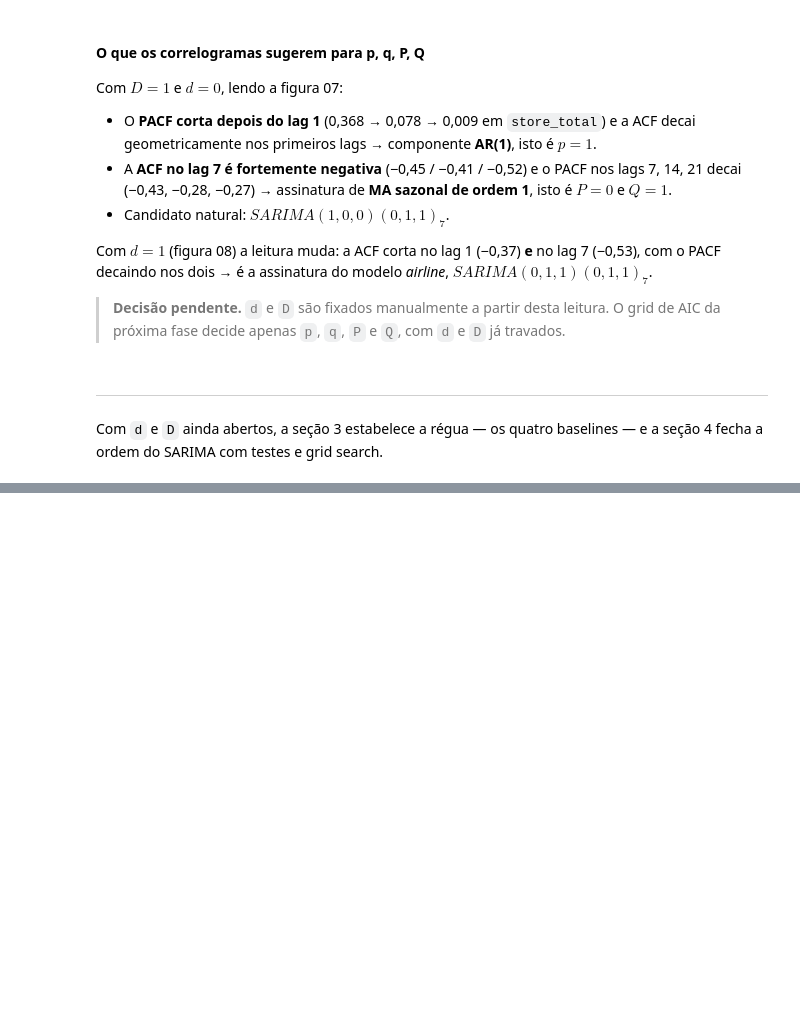
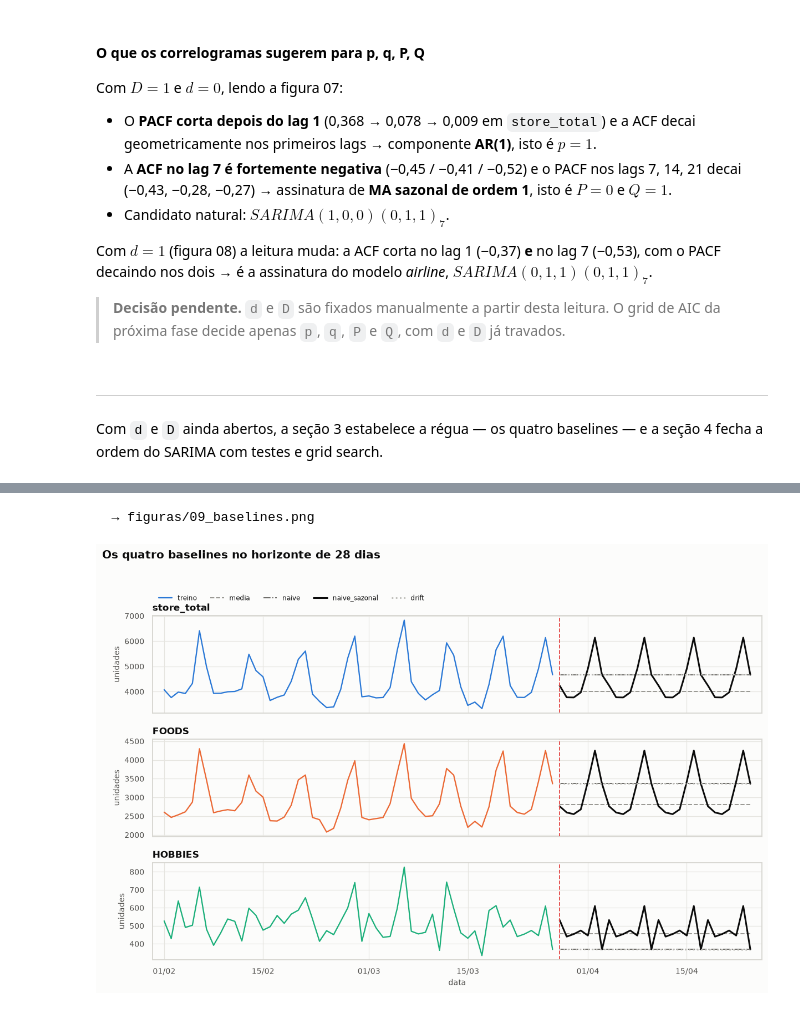
Before and after one commit to Os-Estudiosos/time-series-2026-2, a Jupyter notebook: main.ipynb, the cells around one changed output, grey strips where cells are left out. Drawn from its saved outputs; the diff is of its cells as text; code cells hidden in the pictures; blank space fills up the shorter version.

```diff
--- a/main.ipynb
+++ b/main.ipynb
@@ -826,0 +911,25 @@ e a seção 4 fecha a ordem do SARIMA com testes e grid search.
+# %%
+ESTILO = {"media": ("--", 1.3), "naive": ("-.", 1.3), "naive_sazonal": ("-", 2.0), "drift": (":", 1.8)}
+CINZAS = {"media": "#9b9a95", "naive": "#6f6e6a", "naive_sazonal": TINTA, "drift": "#bcbbb6"}
+
+fig, axes = painel(3, altura=2.4)
+for ax, s in zip(axes, SERIES):
+    cauda = train.loc[TREINO_FIM - pd.Timedelta(days=55) :, s]
+    ax.plot(cauda.index, cauda, color=CORES[s], lw=1.5, label="treino")
+    for modelo, yhat in PREV_BASE[s].items():
+        ls, lw = ESTILO[modelo]
+        ax.plot(val.index, yhat, ls=ls, lw=lw, color=CINZAS[modelo], label=modelo)
+    ax.axvline(VAL_START, color=DESTAQUE, lw=1.2, ls="--")
+    ax.set_title(s)
+    ax.set_ylabel("unidades")
+    ax.margins(x=0.02)
+axes[0].legend(ncol=5, loc="lower left", fontsize=8, bbox_to_anchor=(0, 1.08))
+axes[-1].xaxis.set_major_formatter(mdates.DateFormatter("%d/%m"))
+axes[-1].set_xlabel("data")
+fig.suptitle("Os quatro baselines no horizonte de 28 dias", x=0.0, ha="left",
+             fontsize=13, fontweight="bold", y=1.02)
+salvar(fig, "09_baselines.png")
+plt.show()
+# %% [output]
+  → figuras/09_baselines.png
+[figure, added]
```
Also changed, not shown: parts of 20 cells of this notebook, 1 other file.
